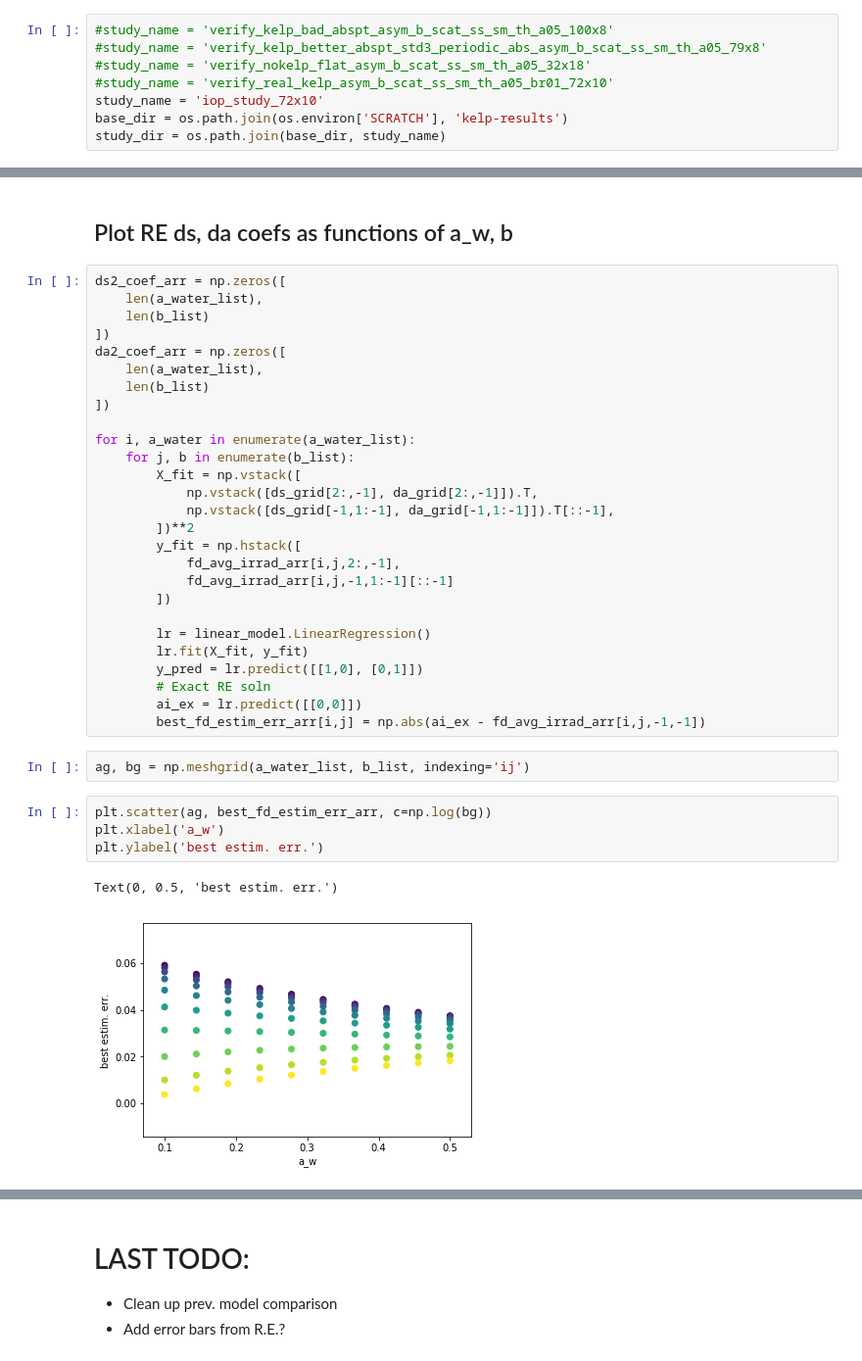
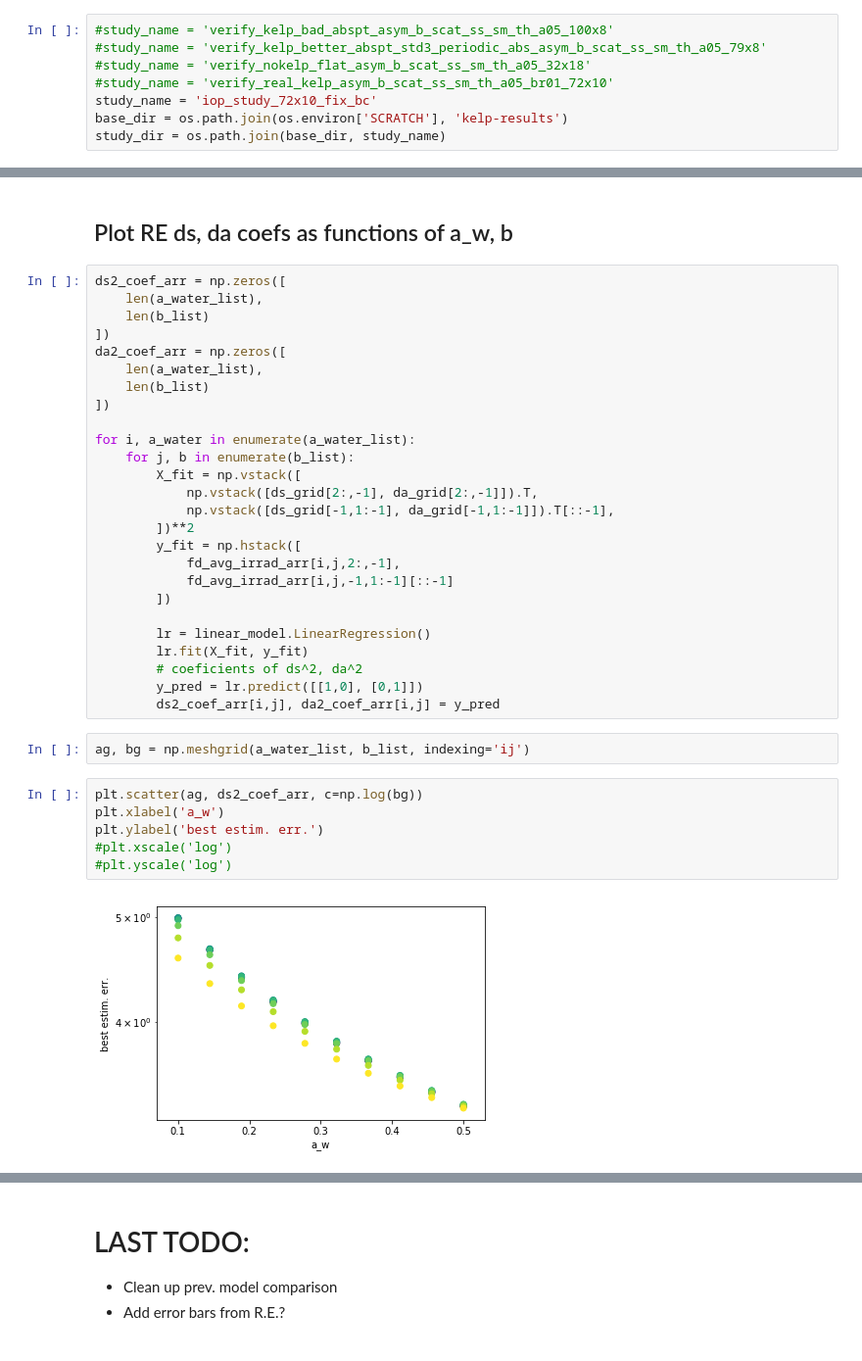
Before and after one commit to OliverEvans96/kelp, a Jupyter notebook: code/python/VerificationOfCalculations.ipynb, the cells around one changed output, grey strips where cells are left out. Shown at 98% size. Drawn from its saved outputs; the diff is of its cells as text.

Commit message:
Update notebooks - nice disc. err. plots via RE

```diff
--- a/code/python/VerificationOfCalculations.ipynb
+++ b/code/python/VerificationOfCalculations.ipynb
@@ -2541,7 +2620,7 @@ Invalid limit will be ignored.
 #study_name = 'verify_kelp_better_abspt_std3_periodic_abs_asym_b_scat_ss_sm_th_a05_79x8'
 #study_name = 'verify_nokelp_flat_asym_b_scat_ss_sm_th_a05_32x18'
 #study_name = 'verify_real_kelp_asym_b_scat_ss_sm_th_a05_br01_72x10'
-study_name = 'iop_study_72x10'
+study_name = 'iop_study_72x10_fix_bc'
 base_dir = os.path.join(os.environ['SCRATCH'], 'kelp-results')
 study_dir = os.path.join(base_dir, study_name)
 # %%
@@ -3016,16 +3077,16 @@ for i, a_water in enumerate(a_water_list):
 
         lr = linear_model.LinearRegression()
         lr.fit(X_fit, y_fit)
+        # coeficients of ds^2, da^2
         y_pred = lr.predict([[1,0], [0,1]])
-        # Exact RE soln
-        ai_ex = lr.predict([[0,0]])
-        best_fd_estim_err_arr[i,j] = np.abs(ai_ex - fd_avg_irrad_arr[i,j,-1,-1])
+        ds2_coef_arr[i,j], da2_coef_arr[i,j] = y_pred
 # %%
 ag, bg = np.meshgrid(a_water_list, b_list, indexing='ij')
 # %%
-plt.scatter(ag, best_fd_estim_err_arr, c=np.log(bg))
+plt.scatter(ag, ds2_coef_arr, c=np.log(bg))
 plt.xlabel('a_w')
 plt.ylabel('best estim. err.')
+#plt.xscale('log')
+#plt.yscale('log')
 # %% [output]
-Text(0, 0.5, 'best estim. err.')
-[figure, old version]
+[figure, new version]
```
Also changed, not shown: parts of 61 cells of this notebook, 3 other files.
